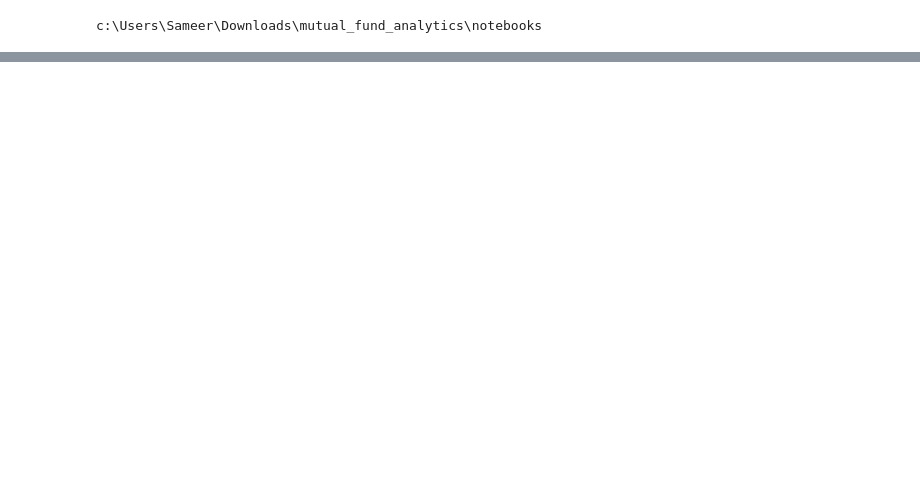
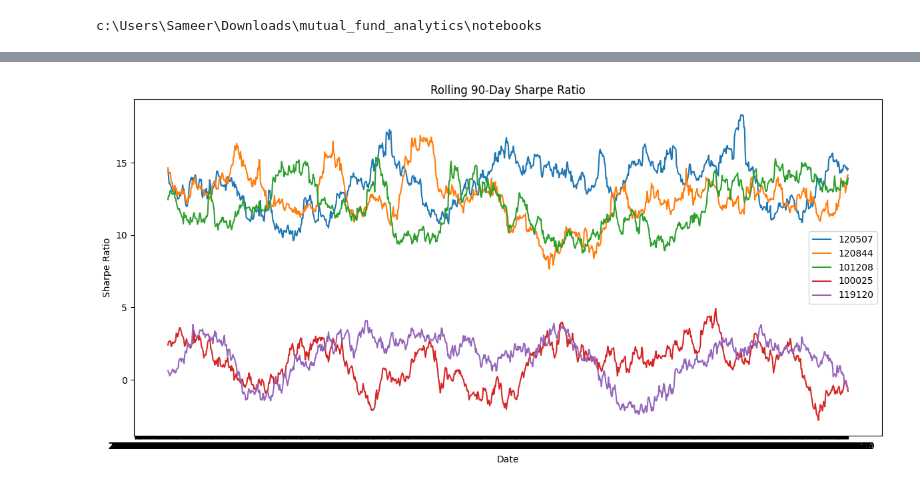
Before and after one commit to sameertech-15/mutual-fund-analytics, a Jupyter notebook: notebooks/05_advanced_analytics.ipynb, the cells around one changed output, grey strips where cells are left out. Cells and saved outputs as stored; diff of their text form; code cells hidden in the pictures; blank space fills up the shorter version.

```diff
--- a/notebooks/05_advanced_analytics.ipynb
+++ b/notebooks/05_advanced_analytics.ipynb
@@ -294,0 +12,12 @@ print(hhi.head())
+# %%
+import pandas as pd
+
+nav = pd.read_csv("../data/processed/02_nav_history_cleaned.csv")
+perf = pd.read_csv("../data/processed/07_scheme_performance_cleaned.csv")
+txn = pd.read_csv("../data/processed/08_investor_transactions_cleaned.csv")
+hold = pd.read_csv("../data/processed/09_portfolio_holdings_cleaned.csv")
+
+print("NAV:", nav.shape)
+print("PERF:", perf.shape)
+print("TXN:", txn.shape)
+print("HOLD:", hold.shape)
@@ -294,0 +132,36 @@ print(hhi.head())
+# %%
+top5 = perf.sort_values(
+    'sharpe_ratio',
+    ascending=False
+).head(5)
+
+top5_codes = top5['amfi_code'].tolist()
+
+plt.figure(figsize=(12,6))
+
+for code in top5_codes:
+
+    temp = rolling_sharpe_df[
+        rolling_sharpe_df['amfi_code'] == code
+    ]
+
+    plt.plot(
+        temp['date'],
+        temp['rolling_sharpe'],
+        label=str(code)
+    )
+
+plt.title("Rolling 90-Day Sharpe Ratio")
+plt.xlabel("Date")
+plt.ylabel("Sharpe Ratio")
+plt.legend()
+
+plt.tight_layout()
+
+plt.savefig(
+    "../reports/rolling_sharpe_chart.png"
+)
+
+plt.show()
+# %% [output]
+[figure, added]
```
Also changed, not shown: parts of 26 cells of this notebook, 5 other files.
